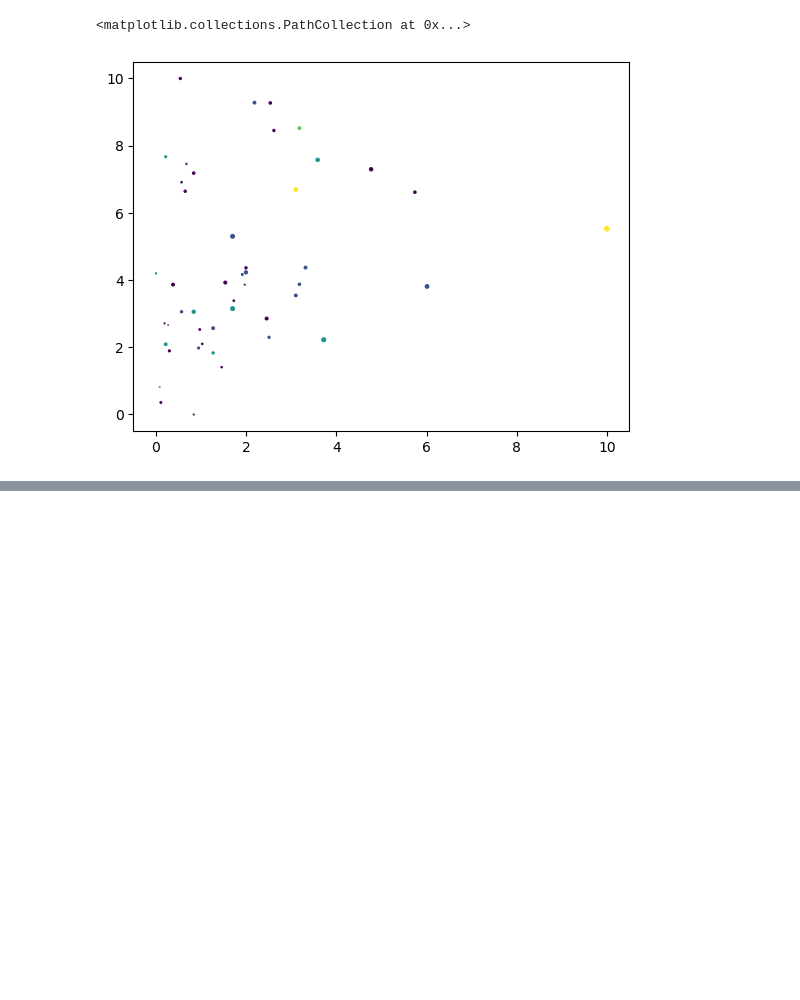
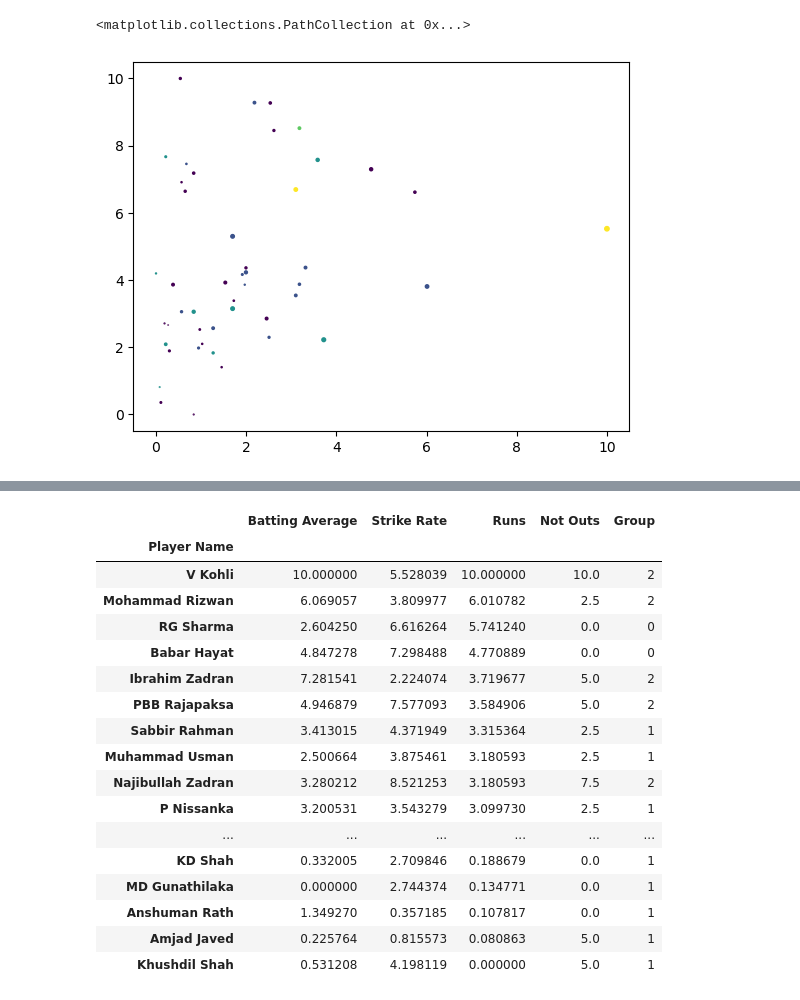
Before and after one commit to Vikaslh/Crick-stat-index-11, a Jupyter notebook: K means.ipynb, the cells around one changed output, grey strips where cells are left out. Cells and saved outputs as stored; diff of their text form; code cells hidden in the pictures; blank space fills up the shorter version.

```diff
--- a/K means.ipynb
+++ b/K means.ipynb
@@ -103,0 +125,23 @@ plt.scatter(scaled['Runs'],scaled['Strike Rate'],scaled['Batting Average'],scale
+# %%
+# clustering unscaled dataset.
+scaled['Group'] = km.fit_predict(scaled[features])
+scaled
+# %% [output]
+|  | Batting Average | Strike Rate | Runs | Not Outs | Group |
+| Player Name |  |  |  |  |  |
+| V Kohli | 10.000000 | 5.528039 | 10.000000 | 10.0 | 2 |
+| Mohammad Rizwan | 6.069057 | 3.809977 | 6.010782 | 2.5 | 2 |
+| RG Sharma | 2.604250 | 6.616264 | 5.741240 | 0.0 | 0 |
+| Babar Hayat | 4.847278 | 7.298488 | 4.770889 | 0.0 | 0 |
+| Ibrahim Zadran | 7.281541 | 2.224074 | 3.719677 | 5.0 | 2 |
+| PBB Rajapaksa | 4.946879 | 7.577093 | 3.584906 | 5.0 | 2 |
+| Sabbir Rahman | 3.413015 | 4.371949 | 3.315364 | 2.5 | 1 |
+| Muhammad Usman | 2.500664 | 3.875461 | 3.180593 | 2.5 | 1 |
+| Najibullah Zadran | 3.280212 | 8.521253 | 3.180593 | 7.5 | 2 |
+| P Nissanka | 3.200531 | 3.543279 | 3.099730 | 2.5 | 1 |
+| ... | ... | ... | ... | ... | ... |
+| KD Shah | 0.332005 | 2.709846 | 0.188679 | 0.0 | 1 |
+| MD Gunathilaka | 0.000000 | 2.744374 | 0.134771 | 0.0 | 1 |
+| Anshuman Rath | 1.349270 | 0.357185 | 0.107817 | 0.0 | 1 |
+| Amjad Javed | 0.225764 | 0.815573 | 0.080863 | 5.0 | 1 |
+| Khushdil Shah | 0.531208 | 4.198119 | 0.000000 | 5.0 | 1 |
```
Also changed, not shown: parts of 15 cells of this notebook.
